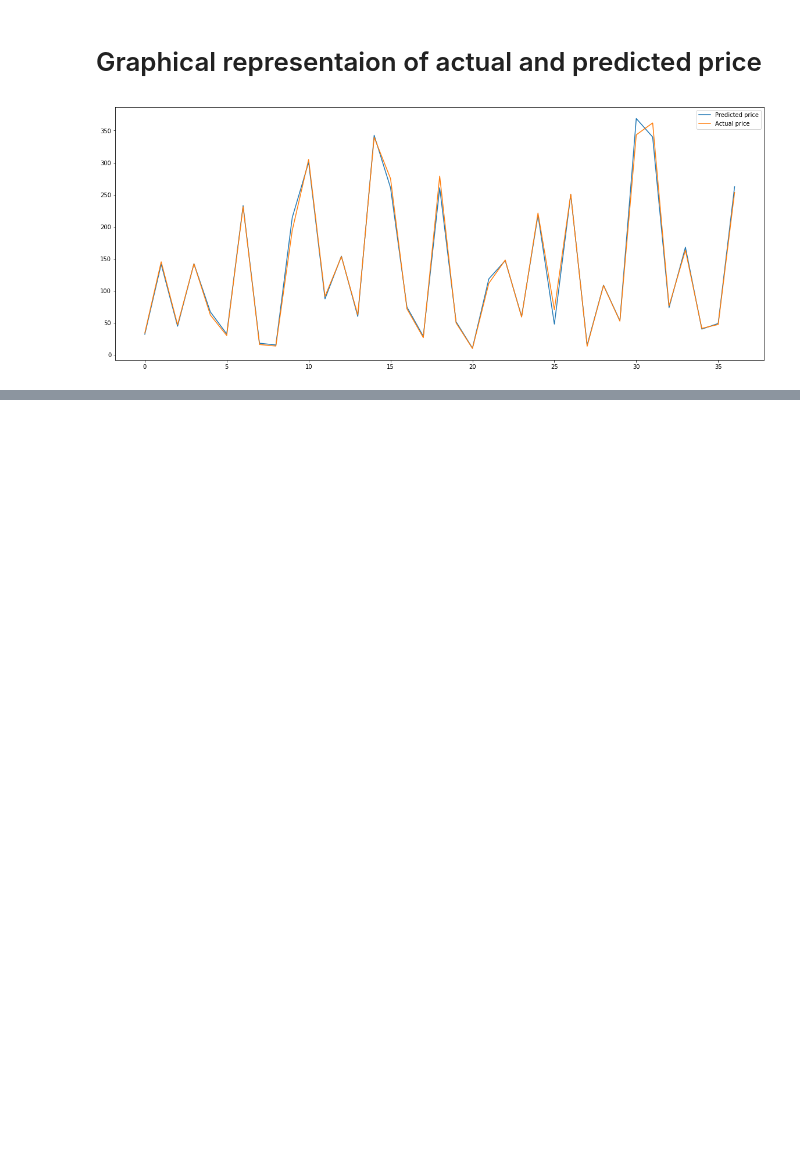
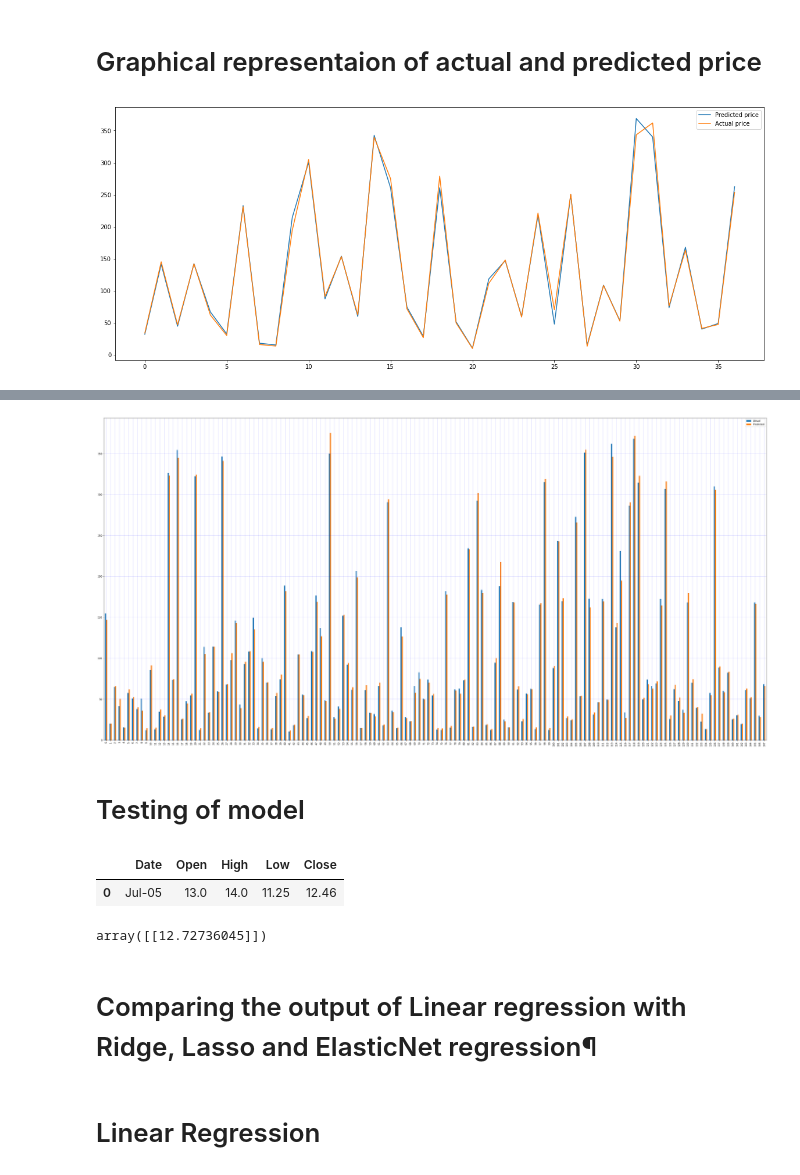
Before and after one commit to mukul9155/Yes-bank-closing-price-prediction, a Jupyter notebook: Yes_bank_close_price_prediction.ipynb, the cells around one changed output, grey strips where cells are left out. Saved outputs shown, nothing was run; the diff lists cells and outputs as text; code cells hidden in the pictures; blank space fills up the shorter version.

```diff
--- a/Yes_bank_close_price_prediction.ipynb
+++ b/Yes_bank_close_price_prediction.ipynb
@@ -517,0 +526,4 @@ plt.show()
+# %%
+# Line plot the Actual and Predicted closing price of train dataset
+df2 = pd.DataFrame({'Actual': y_train.flatten(), 'Predicted': y_pred_train.flatten()})
+df2
@@ -517,0 +544,25 @@ plt.show()
+# %%
+# Line plot the Actual and Predicted closing price of train dataset
+df2.plot(kind='bar',figsize=(50,25))
+plt.grid(which='major', linestyle='-', linewidth='0.2', color='blue')
+plt.grid(which='minor', linestyle=':', linewidth='0.2', color='black')
+plt.show()
+# %% [output]
+[figure, added]
+# %% [markdown]
+# Testing of model
+# %%
+df.head(1)
+# %% [output]
+|  | Date | Open | High | Low | Close |
+| 0 | Jul-05 | 13.0 | 14.0 | 11.25 | 12.46 |
+# %%
+test_data = [[13.00, 14.00, 11.25]]
+prediction = reg.predict(test_data)
+prediction
+# %% [output]
+array([[12.72736045]])
+# %% [markdown]
+# Comparing the output of Linear regression with Ridge, Lasso and ElasticNet regression¶
+# %% [markdown]
+# Linear Regression
```
Also changed, not shown: parts of 22 cells of this notebook.
